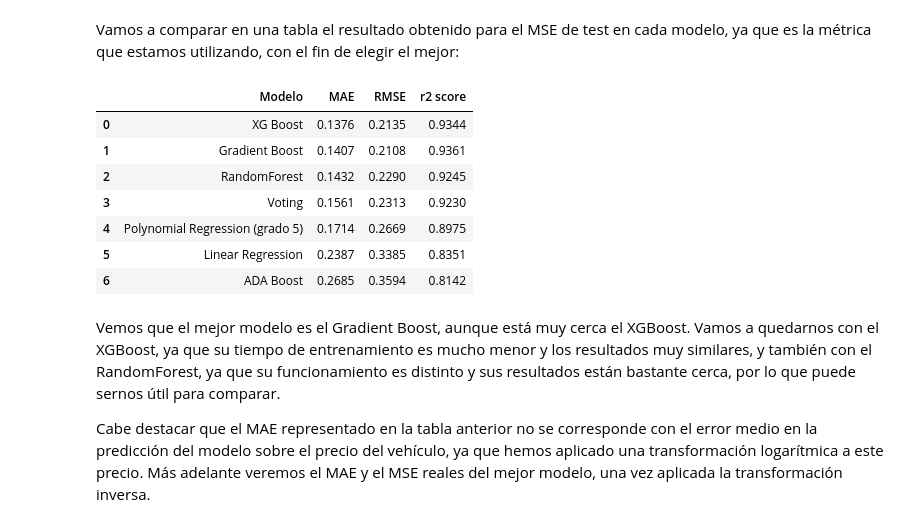
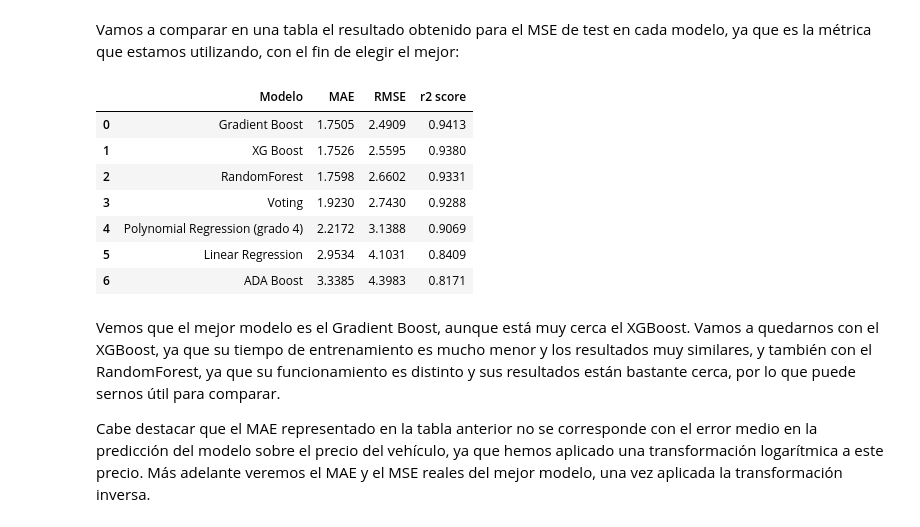
Before and after one commit to pintuchi2/tfm_car_price, a Jupyter notebook: notebooks/ml_car_price_prediction.ipynb, the cells around one changed output. Saved outputs shown, nothing was run; the diff lists cells and outputs as text; code cells hidden in the pictures.

```diff
--- a/notebooks/ml_car_price_prediction.ipynb
+++ b/notebooks/ml_car_price_prediction.ipynb
@@ -1547,22 +1692,22 @@ Vamos a comparar en una tabla el resultado obtenido para el MSE de test en cada
 # %%
 import pandas as pd
 # %%
-df_comp_modelos_log = pd.DataFrame({"Modelo":["Linear Regression", "Polynomial Regression (grado 5)", "RandomForest", "ADA Boost", "Gradient Boost", "XG Boost", "Voting"],
-                                "MAE":[0.2387, 0.1714, 0.1432, 0.2685, 0.1407, 0.1376, 0.1561],
-                                "RMSE":[0.3385, 0.2669, 0.2290, 0.3594, 0.2108, 0.2135, 0.2313],
-                                "r2 score":[0.8351, 0.8975, 0.9245, 0.8142, 0.9361, 0.9344, 0.9230]})
+df_comp_modelos = pd.DataFrame({"Modelo":["Linear Regression", "Polynomial Regression (grado 4)", "RandomForest", "ADA Boost", "Gradient Boost", "XG Boost", "Voting"],
+                                "MAE":[2.9534, 2.2172, 1.7598, 3.3385, 1.7505, 1.7526, 1.9230],
+                                "RMSE":[4.1031, 3.1388, 2.6602, 4.3983, 2.4909, 2.5595, 2.7430],
+                                "r2 score":[0.8409, 0.9069, 0.9331, 0.8171, 0.9413, 0.9380, 0.9288]})
 
-df_comp_modelos_log = df_comp_modelos_log.sort_values("MAE", ascending=True).reset_index(drop=True)
-df_comp_modelos_log
+df_comp_modelos = df_comp_modelos.sort_values("MAE", ascending=True).reset_index(drop=True)
+df_comp_modelos
 # %% [output]
 |  | Modelo | MAE | RMSE | r2 score |
-| 0 | XG Boost | 0.1376 | 0.2135 | 0.9344 |
-| 1 | Gradient Boost | 0.1407 | 0.2108 | 0.9361 |
-| 2 | RandomForest | 0.1432 | 0.2290 | 0.9245 |
-| 3 | Voting | 0.1561 | 0.2313 | 0.9230 |
-| 4 | Polynomial Regression (grado 5) | 0.1714 | 0.2669 | 0.8975 |
-| 5 | Linear Regression | 0.2387 | 0.3385 | 0.8351 |
-| 6 | ADA Boost | 0.2685 | 0.3594 | 0.8142 |
+| 0 | Gradient Boost | 1.7505 | 2.4909 | 0.9413 |
+| 1 | XG Boost | 1.7526 | 2.5595 | 0.9380 |
+| 2 | RandomForest | 1.7598 | 2.6602 | 0.9331 |
+| 3 | Voting | 1.9230 | 2.7430 | 0.9288 |
+| 4 | Polynomial Regression (grado 4) | 2.2172 | 3.1388 | 0.9069 |
+| 5 | Linear Regression | 2.9534 | 4.1031 | 0.8409 |
+| 6 | ADA Boost | 3.3385 | 4.3983 | 0.8171 |
 # %% [markdown]
 Vemos que el mejor modelo es el Gradient Boost, aunque está muy cerca el XGBoost. Vamos a quedarnos con el XGBoost, ya que su tiempo de entrenamiento es mucho menor y los resultados muy similares, y también con el RandomForest, ya que su funcionamiento es distinto y sus resultados están bastante cerca, por lo que puede sernos útil para comparar.
 
```
Also changed, not shown: parts of 109 cells of this notebook, 23 other files.
